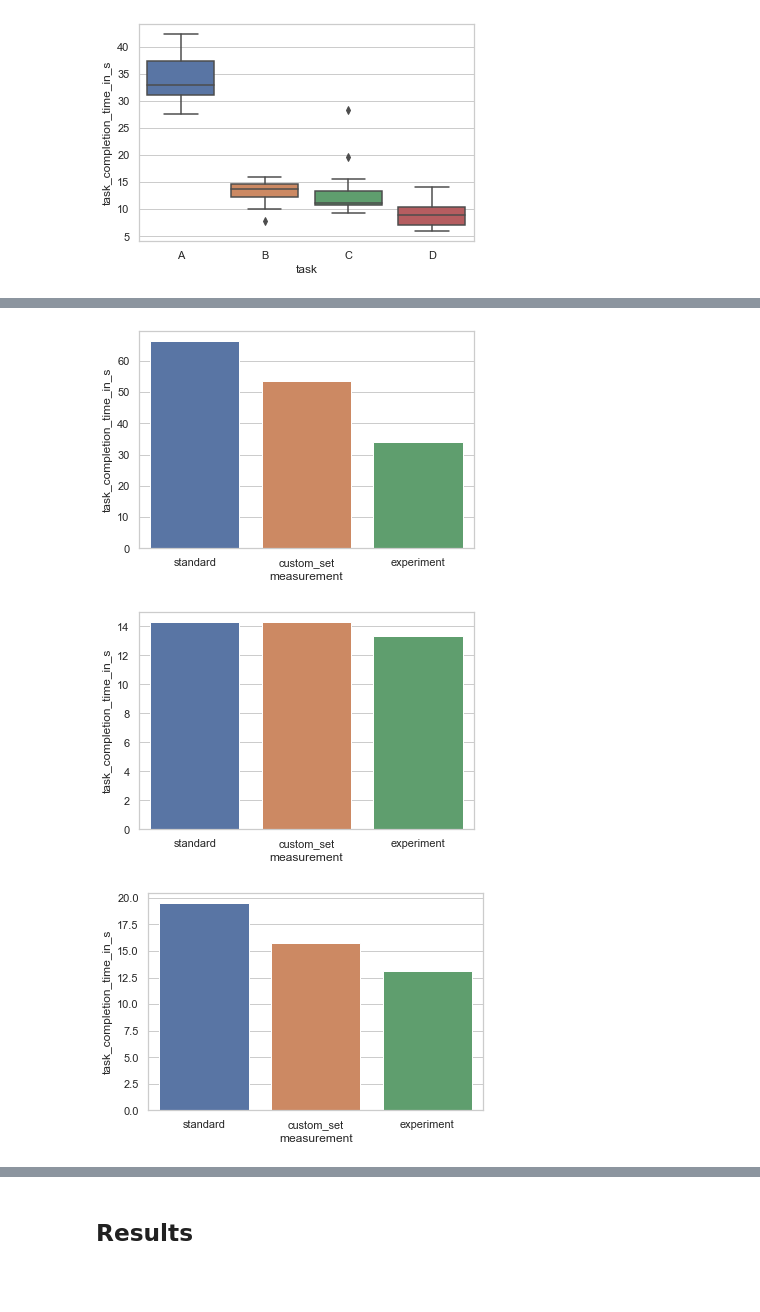
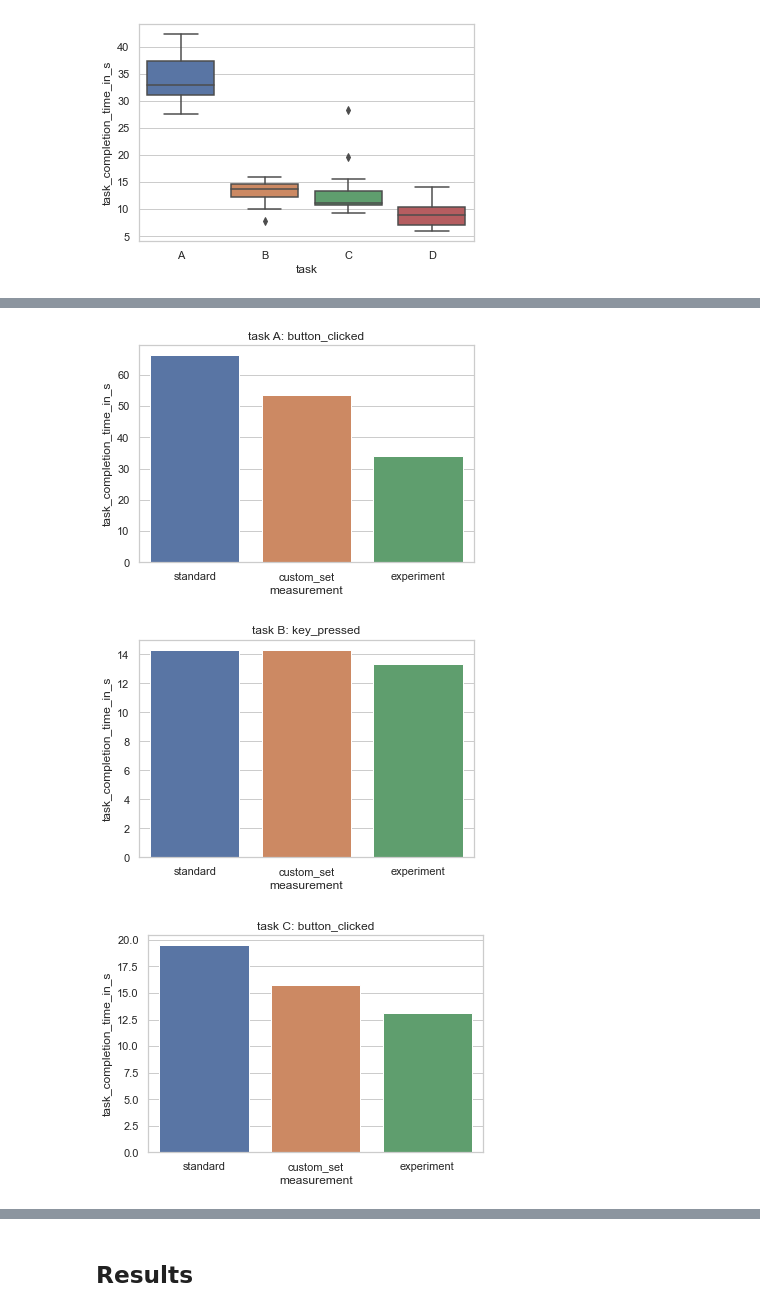
Before and after one commit to ITT-21SS-UR/assignment6-modellinginteraction-sc2, a Jupyter notebook: klm_report.ipynb, the cells around one changed output, grey strips where cells are left out. Drawn from its saved outputs; the diff is of its cells as text; code cells hidden in the pictures; blank space fills up the shorter version.

Commit message:
Update jupyter title names for plots and add experiment times

```diff
--- a/klm_report.ipynb
+++ b/klm_report.ipynb
@@ -54,6 +54,7 @@ TASK = "task"
 INPUT_TYPE = "input_type"
 TIMESTAMP = "timestamp"
 TASK_COMPLETION_TIME = "task_completion_time_in_s"
+MEASUREMENT = "measurement"
 
 # some table values
 INPUT_MOUSE = "button_clicked"
@@ -63,6 +64,11 @@ TASK_A = "A"
 TASK_B = "B"
 TASK_C = "C"
 TASK_D = "D"
+
+
+STANDARD = "standard"
+CUSTOM_SET = "custom_set"
+EXPERIMENT = "experiment"
 # %% [markdown]
 ## Calculate task completion time
 # %%
@@ -236,30 +241,42 @@ compare_task_times
 # %%
 sns.set_theme(style = "whitegrid")
 data_task_a = compare_task_times[compare_task_times[TASK] == TASK_A]
-ax = sns.barplot(x = data_task_a["measurement"], y = data_task_a[TASK_COMPLETION_TIME], data = data_task_a)
-plt.xticks([0, 1, 2], ['standard', 'custom_set', 'experiment'])
+
+ax = sns.barplot(x = data_task_a[MEASUREMENT],
+                 y = data_task_a[TASK_COMPLETION_TIME],
+                 data = data_task_a).set_title(TASK + " " + TASK_A + ": " + INPUT_MOUSE)
+
+plt.xticks([0, 1, 2], [STANDARD, CUSTOM_SET, EXPERIMENT])
 
 plt.show()
 # %% [output]
-[figure, old version]
+[figure, new version]
 # %%
 sns.set_theme(style = "whitegrid")
 data_task_b = compare_task_times[compare_task_times[TASK] == TASK_B]
-ax = sns.barplot(x = data_task_b["measurement"], y = data_task_b[TASK_COMPLETION_TIME], data = data_task_b)
-plt.xticks([0, 1, 2], ['standard', 'custom_set', 'experiment'])
+
+ax = sns.barplot(x = data_task_b[MEASUREMENT],
+                 y = data_task_b[TASK_COMPLETION_TIME],
+                 data = data_task_b).set_title(TASK + " " + TASK_B + ": " + INPUT_KEYBOARD)
+
+plt.xticks([0, 1, 2], [STANDARD, CUSTOM_SET, EXPERIMENT])
 
 plt.show()
 # %% [output]
-[figure, old version]
+[figure, new version]
 # %%
 sns.set_theme(style = "whitegrid")
 data_task_c = compare_task_times[compare_task_times[TASK] == TASK_C]
-ax = sns.barplot(x = data_task_c["measurement"], y = data_task_c[TASK_COMPLETION_TIME], data = data_task_c)
-plt.xticks([0, 1, 2], ['standard', 'custom_set', 'experiment'])
+
+ax = sns.barplot(x = data_task_c[MEASUREMENT],
+                 y = data_task_c[TASK_COMPLETION_TIME],
+                 data = data_task_c).set_title(TASK + " " + TASK_C + ": " + INPUT_MOUSE)
+
+plt.xticks([0, 1, 2], [STANDARD, CUSTOM_SET, EXPERIMENT])
 
 plt.show()
 # %% [output]
-[figure, old version]
+[figure, new version]
 # %%
 sns.set_theme(style = "whitegrid")
 data_task_d = compare_task_times[compare_task_times[TASK] == TASK_D]
```
Also changed, not shown: parts of 6 cells of this notebook, 1 other file.
